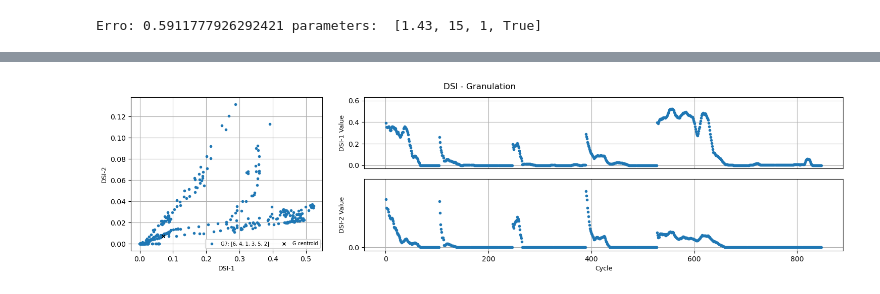
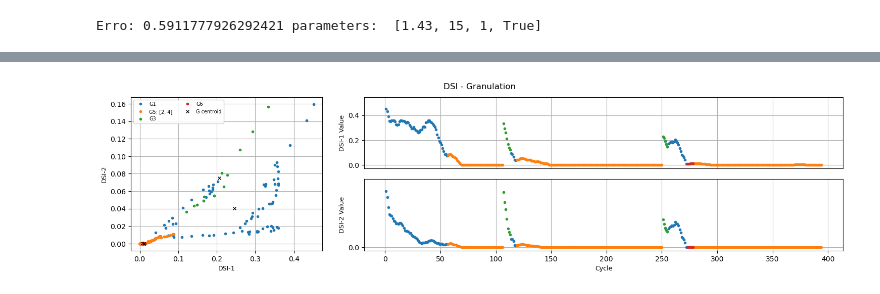
Before and after one commit to cduartes0203/Batteries_Prognostics, a Jupyter notebook: test_AutoCloudPred_R01.ipynb, the cells around one changed output, grey strips where cells are left out. Cells and saved outputs as stored; diff of their text form; code cells hidden in the pictures.

```diff
--- a/test_AutoCloudPred_R01.ipynb
+++ b/test_AutoCloudPred_R01.ipynb
@@ -122,24 +122,24 @@ plot_DSI2(teda,ftrs=2,title='DSI - Granulation',ncol=2)
 # %%
 m, nRS, st, drop = Mp
 
-for i,brng in enumerate(brngs1[:]):
+for i,brng in enumerate(brngs1[:3]):
     df_RS = (pd.read_csv(os.path.join(dir_rs,brng)).abs()).iloc[:,:-1]
     df_HI = (pd.read_csv(os.path.join(dir_hi,brng)).abs()).iloc[:,:-1]
     if drop: df_RS = df_RS.drop(columns='Y')
     RS = process_RS(df_RS,nRS)
     HI = process_HI(df_HI,nHI=nHI,init=init)
     xS,yS,zS = RS[st:-2], HI[:-1], HI[1:]
 
     if i==0: teda=AutoCloud(m=m, nS=len(xS[0]), nI=len(yS[0]), nR=nR, nO=len(yS[0]),
                         ηS= [N1, N2, N3], tau=tau, decay=D,eol=0.2,fator=1,
                         st=init,end=len(df_RS)-init,wta=True,ep=0.1)
 
     elif i>0: teda.reset_rul()
 
     for j,_ in enumerate(xS):
         x= xS[j]
         teda.run(X=x)
 
 plot_DSI2(teda,ftrs=2,title='DSI - Granulation',ncol=2)
 # %% [output]
-[figure, old version]
+[figure, new version]
```
Also changed, not shown: parts of 1 cell of this notebook, 7 other files.
